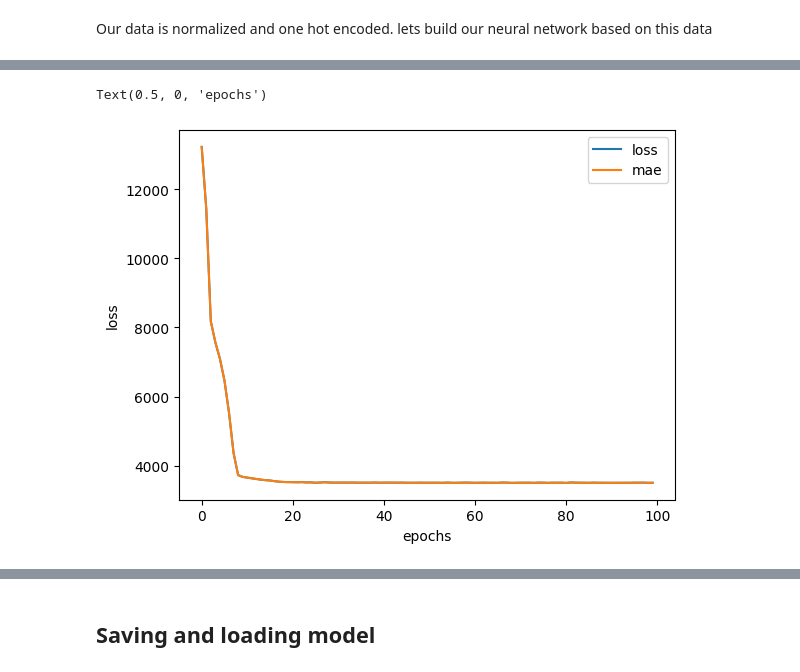
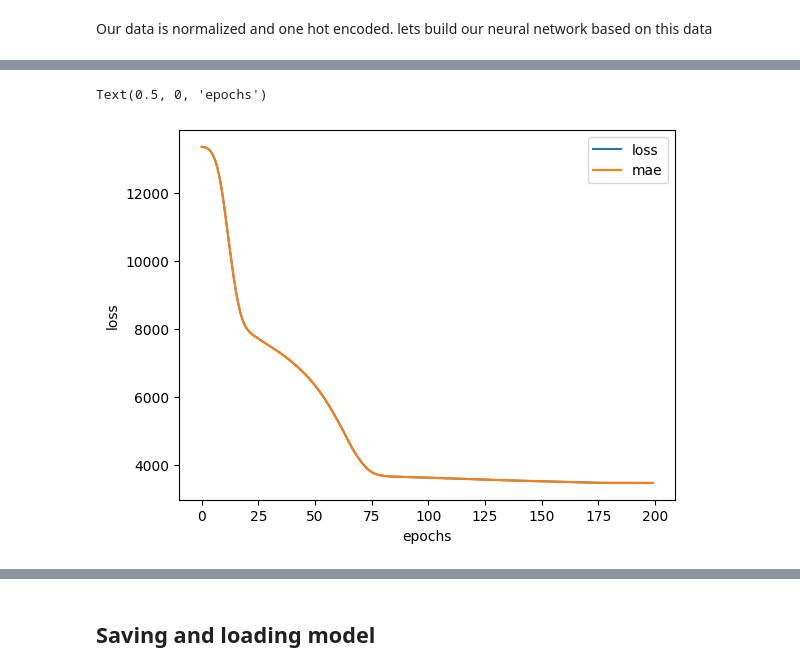
Before and after one commit to Prashanna-Raj-Pandit/Neural-Net-Regression, a Jupyter notebook: 02_NN_Regression_Insurance.ipynb, the cells around one changed output, grey strips where cells are left out. Saved outputs shown, nothing was run; the diff lists cells and outputs as text; code cells hidden in the pictures.

```diff
--- a/02_NN_Regression_Insurance.ipynb
+++ b/02_NN_Regression_Insurance.ipynb
@@ -286,12 +262,12 @@ X_train.shape,X_train_normal.shape # columns are added by one hot encoder
 Our data is normalized and one hot encoded. lets build our neural network based on this data
 # %%
 tf.random.set_seed(42)
-insurance_model_normalized=tf.keras.Sequential([
+model_3_normalized=tf.keras.Sequential([
     tf.keras.layers.Dense(100),
     tf.keras.layers.Dense(10),
     tf.keras.layers.Dense(1)
 ])
-insurance_model_normalized.compile(loss=tf.keras.losses.mae,
-                                   optimizer=tf.keras.optimizers.Adam(learning_rate=0.01),
+model_3_normalized.compile(loss=tf.keras.losses.mae,
+                                   optimizer=tf.keras.optimizers.Adam(),
                                    metrics=["mae"])
-history=insurance_model_normalized.fit(X_train_normal,y_train,epochs=100,verbose=1)
+model_3_history=model_3_normalized.fit(X_train_normal,y_train,epochs=200,verbose=0)
@@ -316,8 +274,8 @@ Epoch 100/100
 # %%
-pd.DataFrame(history.history).plot()
+pd.DataFrame(model_3_history.history).plot()
 plt.ylabel("loss")
 plt.xlabel("epochs")
 # %% [output]
 Text(0.5, 0, 'epochs')
-[figure, old version]
+[figure, new version]
 # %%
```
Also changed, not shown: parts of 38 cells of this notebook.
